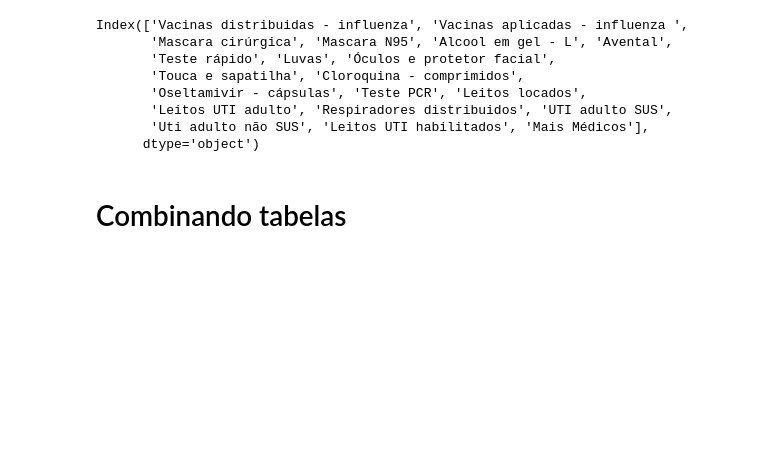
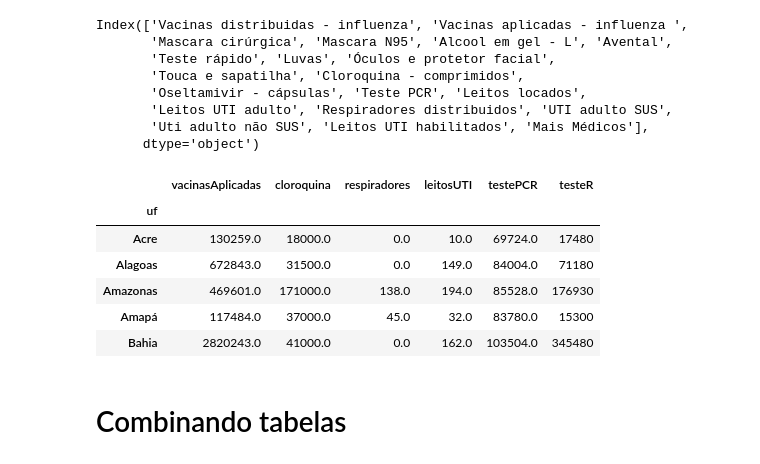
Before and after one commit to kenzosakiyama/corona_virus_brasil, a Jupyter notebook: notebooks/regioes_de_risco.ipynb, the cells around one changed output. Drawn from its saved outputs; the diff is of its cells as text; code cells hidden in the pictures; blank space fills up the shorter version.

```diff
--- a/notebooks/regioes_de_risco.ipynb
+++ b/notebooks/regioes_de_risco.ipynb
@@ -35,6 +35,16 @@ Index(['Vacinas distribuidas - influenza', 'Vacinas aplicadas - influenza ',
        'Leitos UTI adulto', 'Respiradores distribuidos', 'UTI adulto SUS',
        'Uti adulto não SUS', 'Leitos UTI habilitados', 'Mais Médicos'],
       dtype='object')
+# %%
+saude_df.head()
+# %% [output]
+|  | vacinasAplicadas | cloroquina | respiradores | leitosUTI | testePCR | testeR |
+| uf |  |  |  |  |  |  |
+| Acre | 130259.0 | 18000.0 | 0.0 | 10.0 | 69724.0 | 17480 |
+| Alagoas | 672843.0 | 31500.0 | 0.0 | 149.0 | 84004.0 | 71180 |
+| Amazonas | 469601.0 | 171000.0 | 138.0 | 194.0 | 85528.0 | 176930 |
+| Amapá | 117484.0 | 37000.0 | 45.0 | 32.0 | 83780.0 | 15300 |
+| Bahia | 2820243.0 | 41000.0 | 0.0 | 162.0 | 103504.0 | 345480 |
 # %% [markdown]
 # Combinando tabelas
 # %%
```
Also changed, not shown: parts of 17 cells of this notebook.
